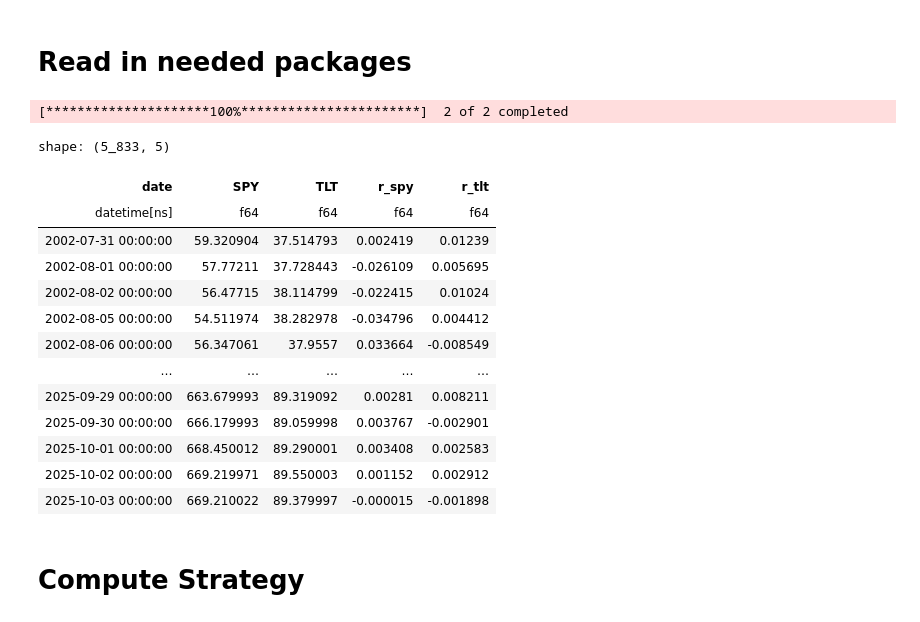
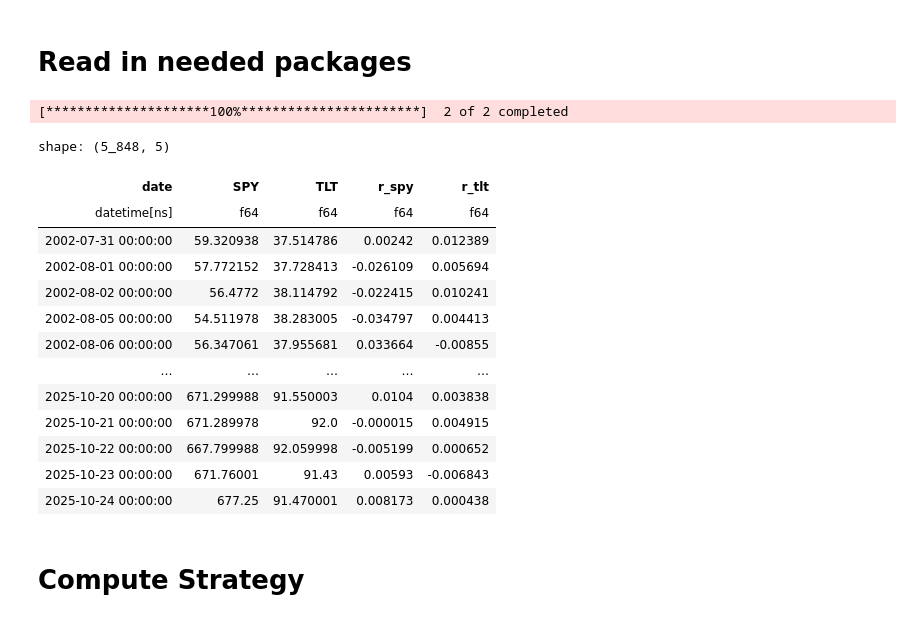
Before and after one commit to jai-chau/monthEndRebalance, a Jupyter notebook: rebal.ipynb, the cells around one changed output. Cells and saved outputs as stored; diff of their text form; code cells hidden in the pictures.

```diff
--- a/rebal.ipynb
+++ b/rebal.ipynb
@@ -10,40 +10,40 @@ import matplotlib.pyplot as plt
 # %%
 # We use SPY as our equity index and TLT as our bond index
 tickers = ["SPY", "TLT"]
 
 # Read in data from yFinance (TLT starts in 2002-07-30)
 data = (
-    yf.download(tickers, start="2002-07-30", end="2025-10-05", auto_adjust=True)["Close"]
+    yf.download(tickers, start="2002-07-30", end=None, auto_adjust=True)["Close"]
     .dropna()
 )
 
 # Convert to Polars
 df = pl.from_pandas(data.reset_index())
 df = df.rename({"Date": "date", "SPY": "SPY", "TLT": "TLT"}).sort("date")
 
 # Compute daily returns
 returns = df.with_columns([
     (pl.col("SPY") / pl.col("SPY").shift(1) - 1).alias("r_spy"),
     (pl.col("TLT") / pl.col("TLT").shift(1) - 1).alias("r_tlt"),
 ]).drop_nulls()
 
 returns
 # %% [output]
 [*********************100%***********************]  2 of 2 completed
-shape: (5_833, 5)
+shape: (5_848, 5)
 | date | SPY | TLT | r_spy | r_tlt |
 | datetime[ns] | f64 | f64 | f64 | f64 |
-| 2002-07-31 00:00:00 | 59.320904 | 37.514793 | 0.002419 | 0.01239 |
-| 2002-08-01 00:00:00 | 57.77211 | 37.728443 | -0.026109 | 0.005695 |
-| 2002-08-02 00:00:00 | 56.47715 | 38.114799 | -0.022415 | 0.01024 |
-| 2002-08-05 00:00:00 | 54.511974 | 38.282978 | -0.034796 | 0.004412 |
-| 2002-08-06 00:00:00 | 56.347061 | 37.9557 | 0.033664 | -0.008549 |
+| 2002-07-31 00:00:00 | 59.320938 | 37.514786 | 0.00242 | 0.012389 |
+| 2002-08-01 00:00:00 | 57.772152 | 37.728413 | -0.026109 | 0.005694 |
+| 2002-08-02 00:00:00 | 56.4772 | 38.114792 | -0.022415 | 0.010241 |
+| 2002-08-05 00:00:00 | 54.511978 | 38.283005 | -0.034797 | 0.004413 |
+| 2002-08-06 00:00:00 | 56.347061 | 37.955681 | 0.033664 | -0.00855 |
 | … | … | … | … | … |
-| 2025-09-29 00:00:00 | 663.679993 | 89.319092 | 0.00281 | 0.008211 |
-| 2025-09-30 00:00:00 | 666.179993 | 89.059998 | 0.003767 | -0.002901 |
-| 2025-10-01 00:00:00 | 668.450012 | 89.290001 | 0.003408 | 0.002583 |
-| 2025-10-02 00:00:00 | 669.219971 | 89.550003 | 0.001152 | 0.002912 |
-| 2025-10-03 00:00:00 | 669.210022 | 89.379997 | -0.000015 | -0.001898 |
+| 2025-10-20 00:00:00 | 671.299988 | 91.550003 | 0.0104 | 0.003838 |
+| 2025-10-21 00:00:00 | 671.289978 | 92.0 | -0.000015 | 0.004915 |
+| 2025-10-22 00:00:00 | 667.799988 | 92.059998 | -0.005199 | 0.000652 |
+| 2025-10-23 00:00:00 | 671.76001 | 91.43 | 0.00593 | -0.006843 |
+| 2025-10-24 00:00:00 | 677.25 | 91.470001 | 0.008173 | 0.000438 |
 # %% [markdown]
 # Compute Strategy
 # %%
```
Also changed, not shown: parts of 3 cells of this notebook, 1 other file.
